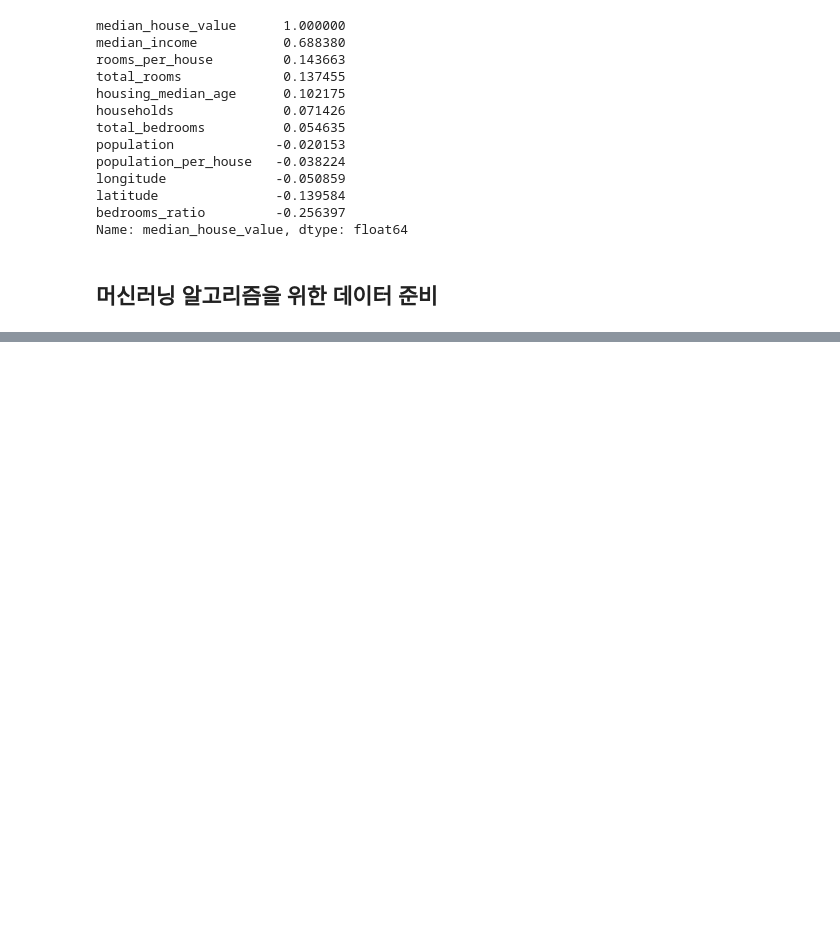
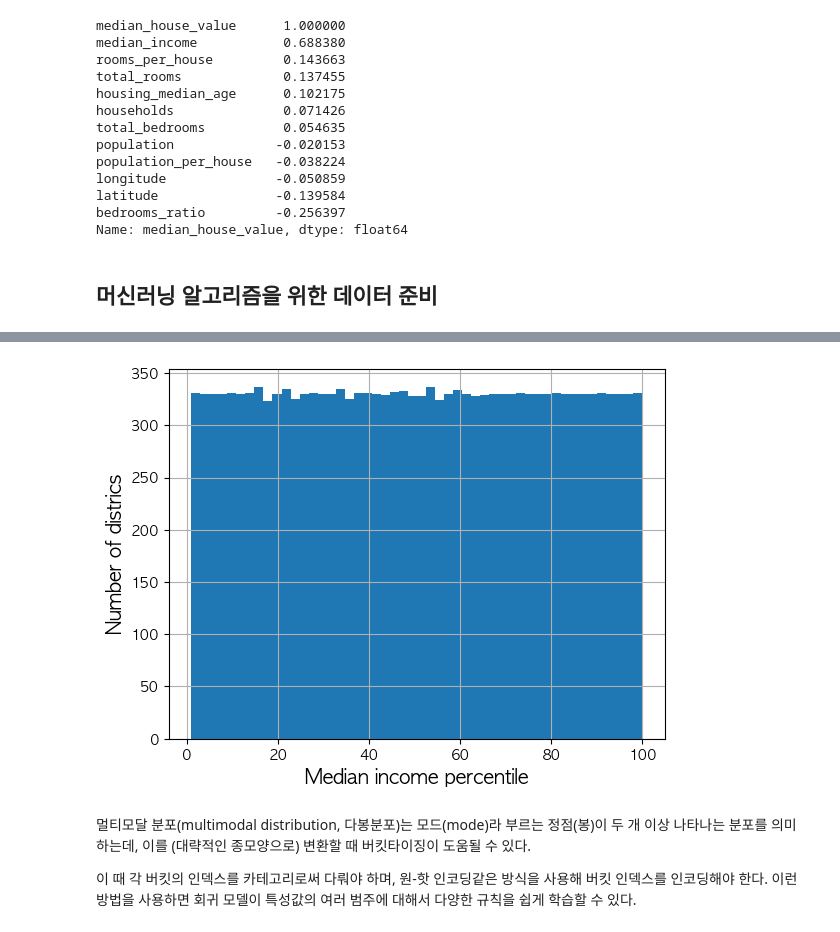
Before and after one commit to Logqwerty/handson-ml3-practice, a Jupyter notebook: 02_end_to_end_ml_project.ipynb, the cells around one changed output, grey strips where cells are left out. Drawn from its saved outputs; the diff is of its cells as text; code cells hidden in the pictures; blank space fills up the shorter version.

```diff
--- a/02_end_to_end_ml_project.ipynb
+++ b/02_end_to_end_ml_project.ipynb
@@ -898,0 +981,5 @@ df_output
+# %%
+flattend_median_income = pd.cut(housing["median_income"],
+                                bins=[-np.inf] + percentiles + [np.inf],
+                                labels=range(1, 100 + 1))
+flattend_median_income
@@ -898,0 +1000,11 @@ df_output
+# %%
+flattend_median_income.hist(bins=50)
+plt.xlabel("Median income percentile")
+plt.ylabel("Number of districs")
+plt.show()
+# %% [output]
+[figure, added]
+# %% [markdown]
+멀티모달 분포(multimodal distribution, 다봉분포)는 모드(mode)라 부르는 정점(봉)이 두 개 이상 나타나는 분포를 의미하는데, 이를 (대략적인 종모양으로) 변환할 때 버킷타이징이 도움될 수 있다.
+
+이 때 각 버킷의 인덱스를 카테고리로써 다뤄야 하며, 원-핫 인코딩같은 방식을 사용해 버킷 인덱스를 인코딩해야 한다. 이런 방법을 사용하면 회귀 모델이 특성값의 여러 범주에 대해서 다양한 규칙을 쉽게 학습할 수 있다.
```
Also changed, not shown: parts of 121 cells of this notebook.
